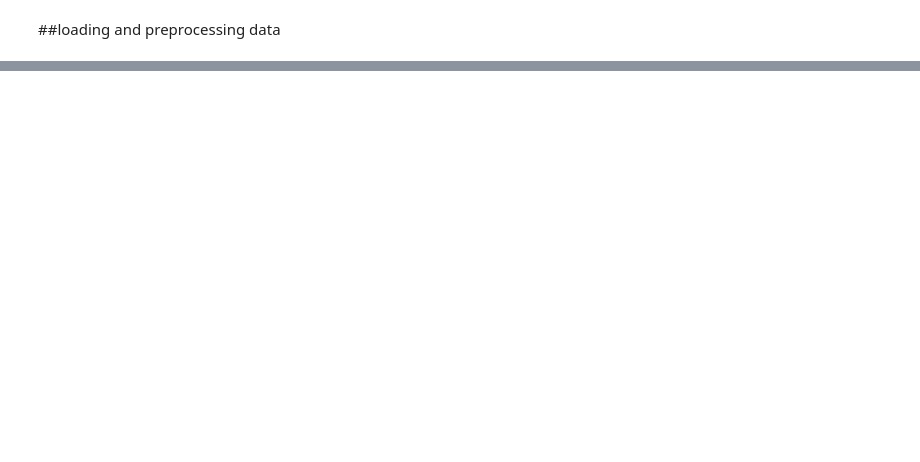
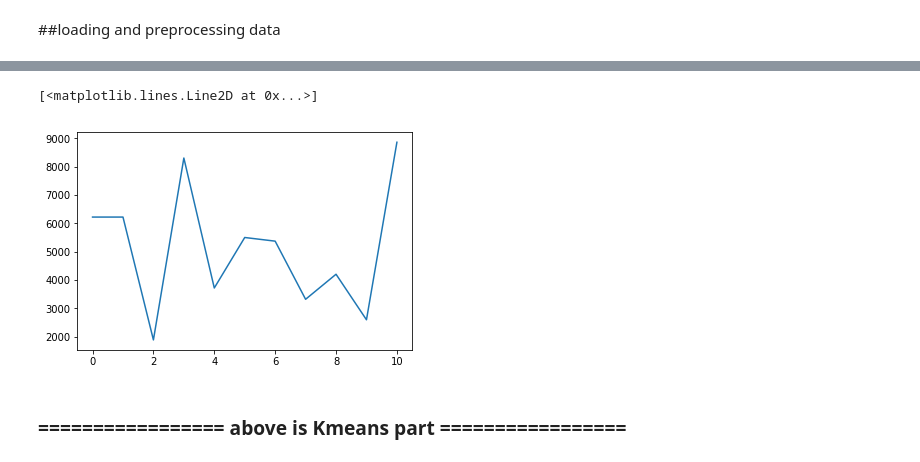
Before and after one commit to satrfall6/Pytorch-DCGAN-for-icons, a Jupyter notebook: LLD_32x32_icons_DCGAN.ipynb, the cells around one changed output, grey strips where cells are left out. Cells and saved outputs as stored; diff of their text form; code cells hidden in the pictures; blank space fills up the shorter version.

```diff
--- a/LLD_32x32_icons_DCGAN.ipynb
+++ b/LLD_32x32_icons_DCGAN.ipynb
@@ -125,0 +288,21 @@ def weights_init(m):
+# %%
+cluster_0 = icon_combined[np.where(index[10]==0)]
+cluster_1 = icon_combined[np.where(index[10]==1)]
+cluster_2 = icon_combined[np.where(index[10]==2)]
+cluster_3 = icon_combined[np.where(index[10]==3)]
+cluster_4 = icon_combined[np.where(index[10]==4)]
+cluster_5 = icon_combined[np.where(index[10]==5)]
+cluster_6 = icon_combined[np.where(index[10]==6)]
+cluster_7 = icon_combined[np.where(index[10]==7)]
+cluster_8 = icon_combined[np.where(index[10]==8)]
+cluster_9 = icon_combined[np.where(index[10]==9)]
+size_of_clusters = [cluster_0.shape[0],cluster_0.shape[0],cluster_1.shape[0],cluster_2.shape[0],\
+                    cluster_3.shape[0],cluster_4.shape[0],cluster_5.shape[0],cluster_6.shape[0],\
+                    cluster_7.shape[0],cluster_8.shape[0],cluster_9.shape[0]]
+plt.plot(size_of_clusters)
+plt.xlabel("Each cluster ")
+plt.ylabel("Number of images")
+plt.title("Number of images in each cluster")
+# %% [output]
+[<matplotlib.lines.Line2D at 0x...>]
+[figure, added]
@@ -126,2 +320,4 @@ def weights_init(m):
+# %% [markdown]
+### ================= above is Kmeans part =================
 # %%
 #generator
```
Also changed, not shown: parts of 35 cells of this notebook.
